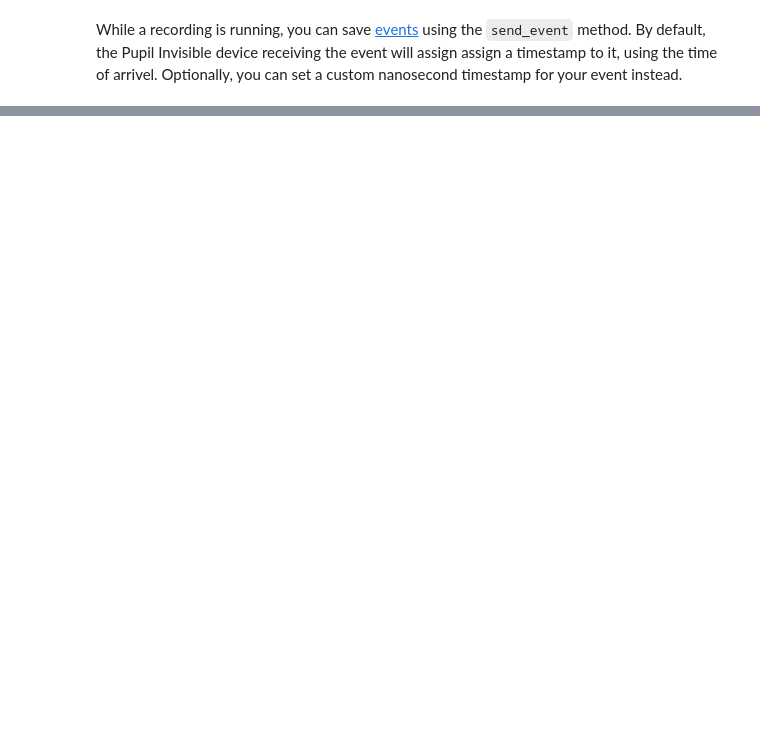
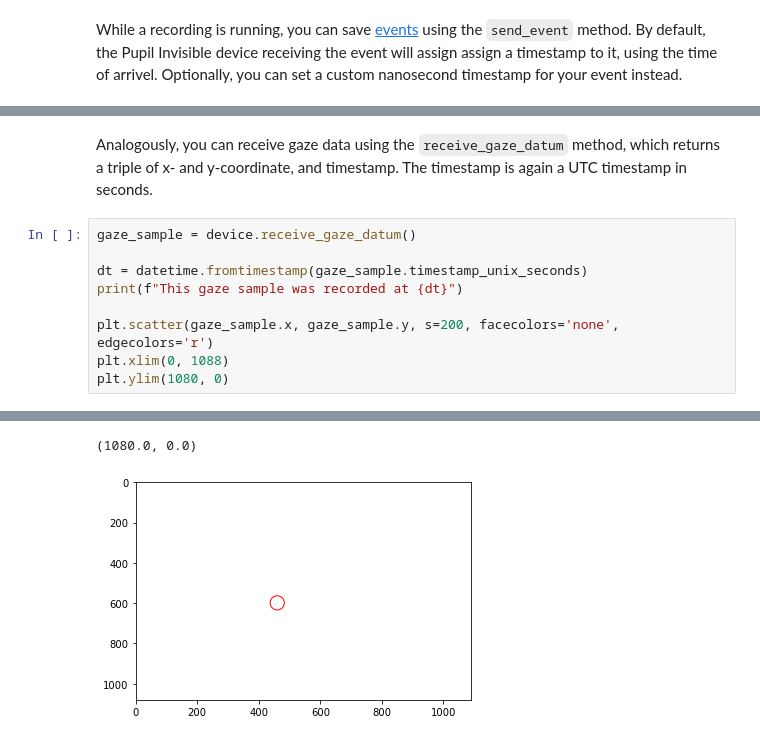
Before and after one commit to pupil-labs/pupil-docs, a Jupyter notebook: src/invisible/tutorials/real-time-api/real-time-api.ipynb, the cells around one changed output, grey strips where cells are left out. Drawn from its saved outputs; the diff is of its cells as text; blank space fills up the shorter version.

```diff
--- a/src/invisible/tutorials/real-time-api/real-time-api.ipynb
+++ b/src/invisible/tutorials/real-time-api/real-time-api.ipynb
@@ -79,0 +95,12 @@ plt.imshow(bgr_buffer)
+# %% [markdown]
+Analogously, you can receive gaze data using the `receive_gaze_datum` method, which returns a triple of x- and y-coordinate, and timestamp. The timestamp is again a UTC timestamp in seconds.
+# %%
+gaze_sample = device.receive_gaze_datum()
+
+dt = datetime.fromtimestamp(gaze_sample.timestamp_unix_seconds)
+print(f"This gaze sample was recorded at {dt}")
+
+plt.scatter(gaze_sample.x, gaze_sample.y, s=200, facecolors='none', edgecolors='r')
+plt.xlim(0, 1088)
+plt.ylim(1080, 0)
+# %% [output]
@@ -79,0 +108,2 @@ plt.imshow(bgr_buffer)
+(1080.0, 0.0)
+[figure, added]
```
Also changed, not shown: parts of 15 cells of this notebook.
